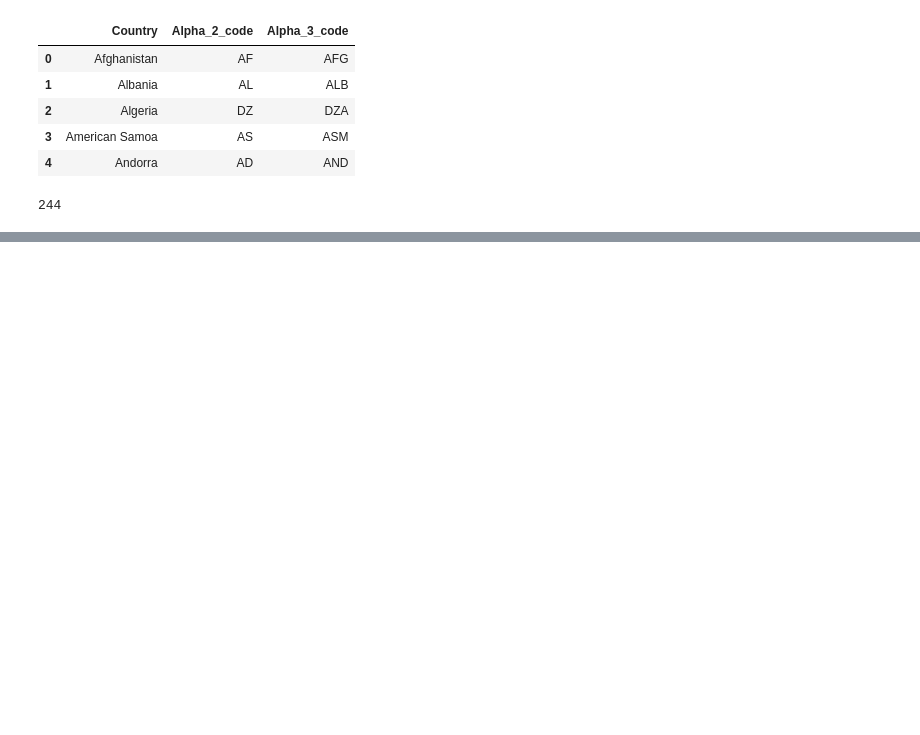
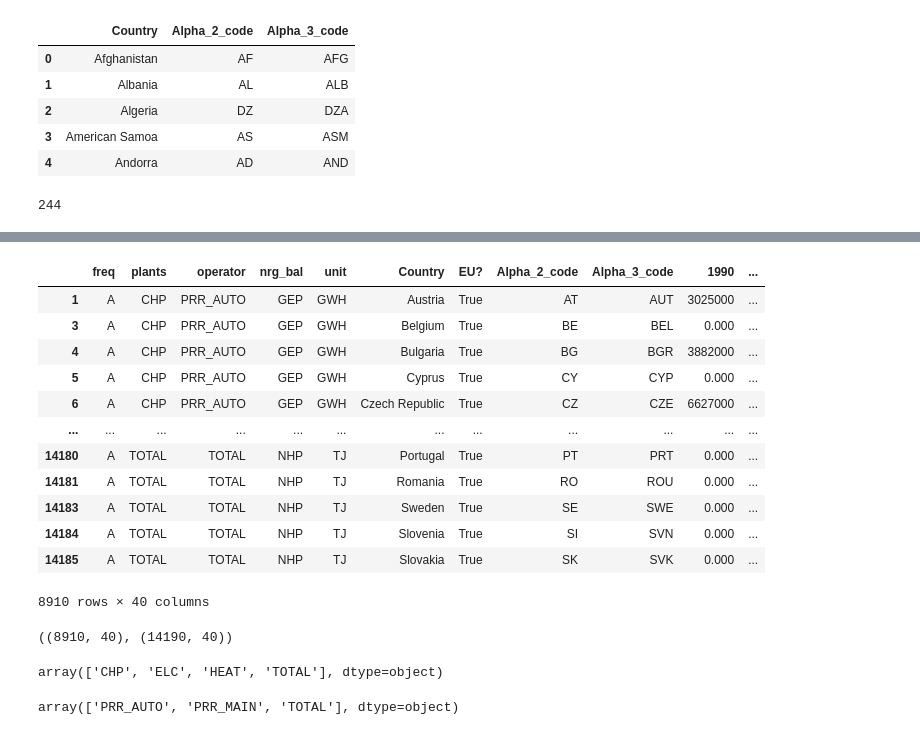
Before and after one commit to SinanSeyhan/green-electricity-project, a Jupyter notebook: notebooks/Pratima-data_analysis.ipynb, the cells around one changed output, grey strips where cells are left out. Cells and saved outputs as stored; diff of their text form; code cells hidden in the pictures; blank space fills up the shorter version.

```diff
--- a/notebooks/Pratima-data_analysis.ipynb
+++ b/notebooks/Pratima-data_analysis.ipynb
@@ -103,3 +137,8 @@ production.head()
 # %%
-print("a lot more work to do")
+production = production[['freq', 'plants', 'operator', 'nrg_bal', 'unit', 'Country', 'EU?', 'Alpha_2_code', 'Alpha_3_code',
+                           '1990', '1991', '1992', '1993', '1994', '1995', '1996', '1997', '1998',
+                           '1999', '2000', '2001', '2002', '2003', '2004', '2005', '2006', '2007',
+                           '2008', '2009', '2010', '2011', '2012', '2013', '2014', '2015', '2016',
+                           '2017', '2018', '2019', '2020']]
+production.head()
 # %% [output]
@@ -106,0 +152,29 @@ a lot more work to do
+# %%
+EU_production = production.loc[production['EU?'] == True]
+EU_production
+# %% [output]
+|  | freq | plants | operator | nrg_bal | unit | Country | EU? | Alpha_2_code | Alpha_3_code | 1990 | ... |
+| 1 | A | CHP | PRR_AUTO | GEP | GWH | Austria | True | AT | AUT | 3025000 | ... |
+| 3 | A | CHP | PRR_AUTO | GEP | GWH | Belgium | True | BE | BEL | 0.000 | ... |
+| 4 | A | CHP | PRR_AUTO | GEP | GWH | Bulgaria | True | BG | BGR | 3882000 | ... |
+| 5 | A | CHP | PRR_AUTO | GEP | GWH | Cyprus | True | CY | CYP | 0.000 | ... |
+| 6 | A | CHP | PRR_AUTO | GEP | GWH | Czech Republic | True | CZ | CZE | 6627000 | ... |
+| ... | ... | ... | ... | ... | ... | ... | ... | ... | ... | ... | ... |
+| 14180 | A | TOTAL | TOTAL | NHP | TJ | Portugal | True | PT | PRT | 0.000 | ... |
+| 14181 | A | TOTAL | TOTAL | NHP | TJ | Romania | True | RO | ROU | 0.000 | ... |
+| 14183 | A | TOTAL | TOTAL | NHP | TJ | Sweden | True | SE | SWE | 0.000 | ... |
+| 14184 | A | TOTAL | TOTAL | NHP | TJ | Slovenia | True | SI | SVN | 0.000 | ... |
+| 14185 | A | TOTAL | TOTAL | NHP | TJ | Slovakia | True | SK | SVK | 0.000 | ... |
+8910 rows × 40 columns
+# %%
+EU_production.shape, production.shape
+# %% [output]
+((8910, 40), (14190, 40))
+# %%
+production.plants.unique()
+# %% [output]
+array(['CHP', 'ELC', 'HEAT', 'TOTAL'], dtype=object)
+# %%
+production.operator.unique()
+# %% [output]
+array(['PRR_AUTO', 'PRR_MAIN', 'TOTAL'], dtype=object)
```
Also changed, not shown: parts of 21 cells of this notebook.
